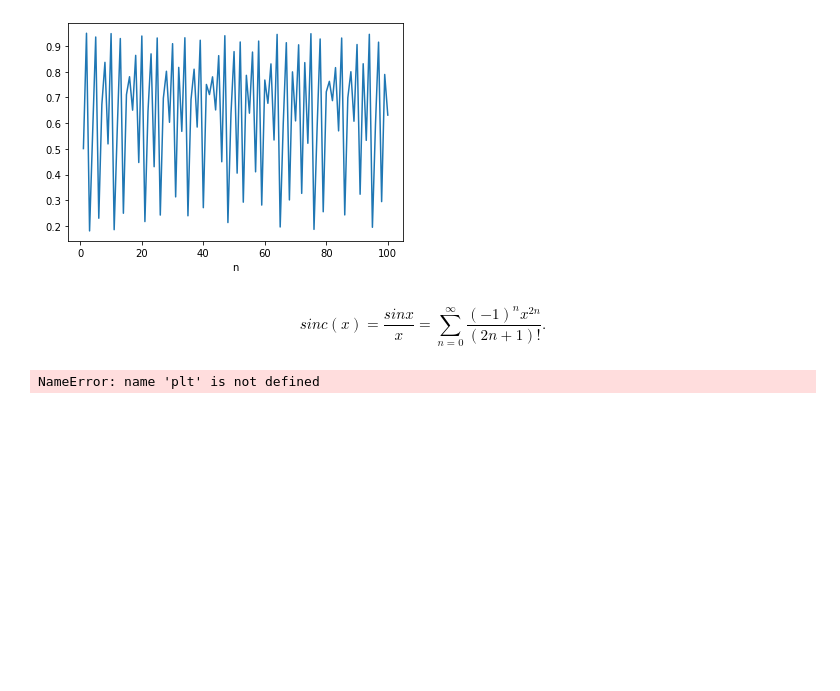
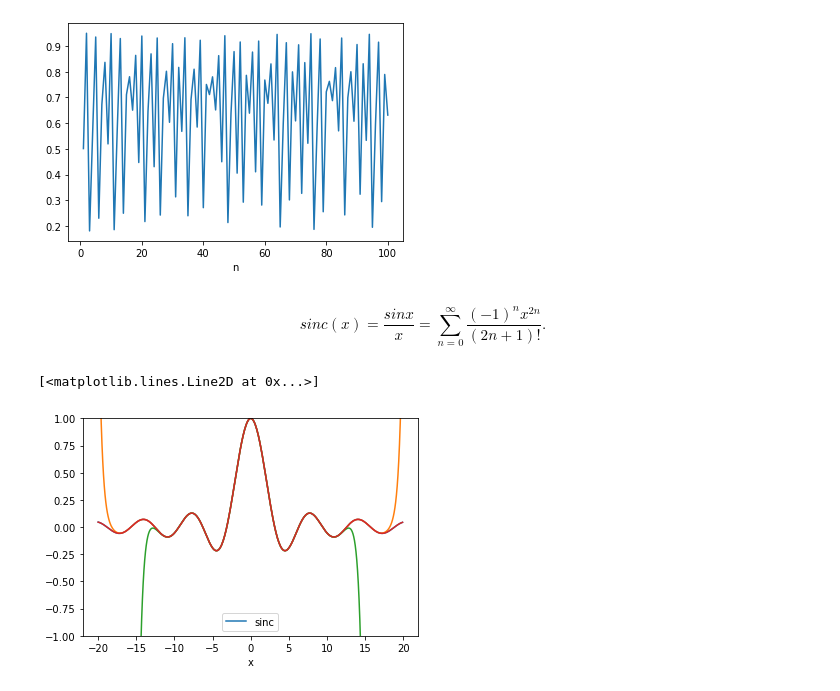
Before and after one commit to ji-hyun-hwang/2021_cphys1, a Jupyter notebook: hw3.ipynb, the cells around one changed output. Drawn from its saved outputs; the diff is of its cells as text; code cells hidden in the pictures; blank space fills up the shorter version.

```diff
--- a/hw3.ipynb
+++ b/hw3.ipynb
@@ -74,21 +74,24 @@ $$ sinc(x)  = \frac{sin x}{x} = \sum_{n=0}^{\infty} \frac{(-1)^n x^{2n} }{(2n+1)
 # %%
 import numpy as np
 import matplotlib.pyplot as plt
 import math
 
 
 def f(x,n) :
     i,s = 0,0
     while (i<=n) :
         s = s + ((-1)**i)*(x**(2*i))/math.factorial(2*i+1)
         i += 1
     return s
 
 x = np.arange(-20,20,0.1)
-
-plt.plot(x,f(x,30))
+plt.plot(x,f(x,30), label = "sinc")
+plt.plot(x,f(x,22))
+plt.plot(x,f(x,15))
+plt.ylim(-1,1)
+plt.legend()
 plt.xlabel("x")
-
-plt.plot(x,np.sin(x)/x+1)
+plt.plot(x,np.sin(x)/x)
 # %% [output]
-NameError: name 'plt' is not defined
+[<matplotlib.lines.Line2D at 0x...>]
+[figure, added]
```
